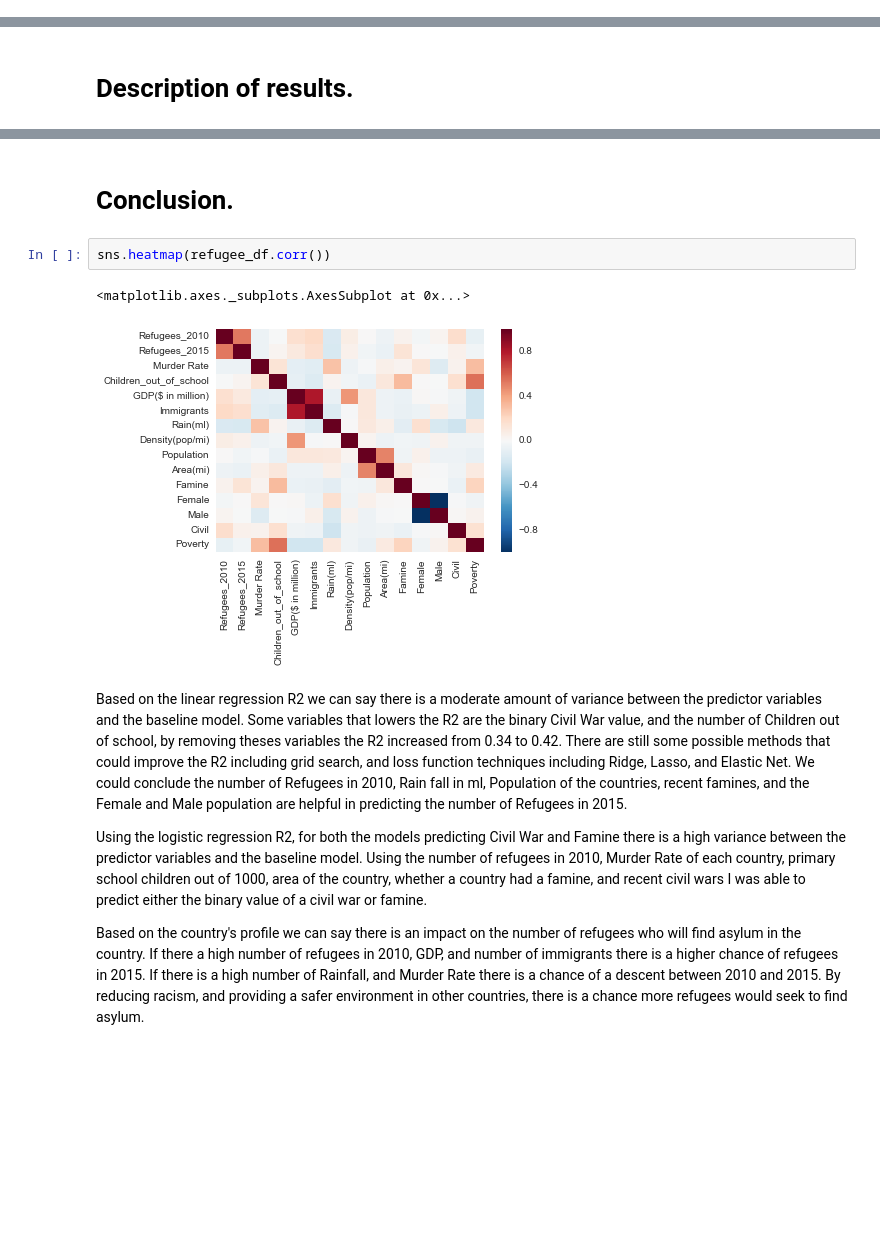
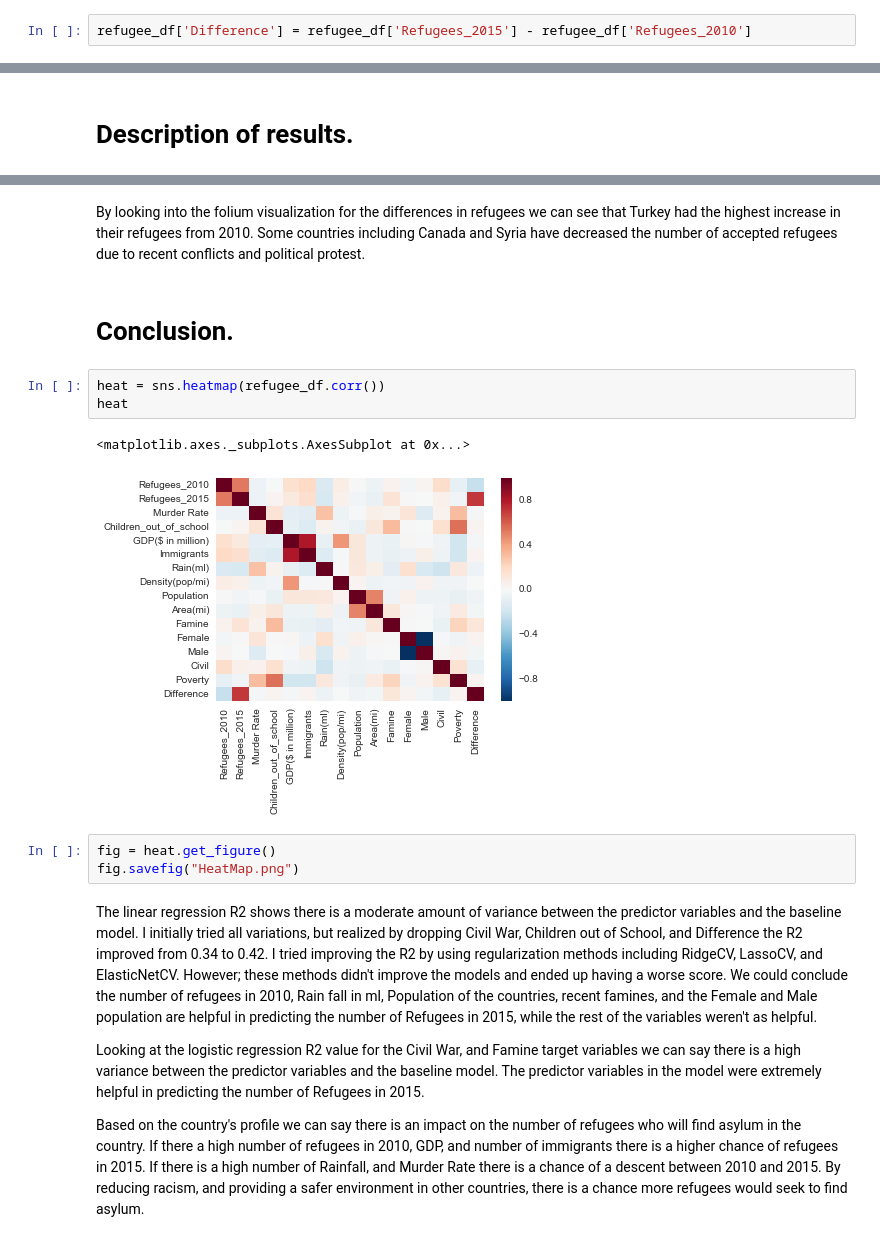
Before and after one commit to nsivapra/DSI-SF-2-nsivapra, a Jupyter notebook: Capstone/Report/Technical Report.ipynb, the cells around one changed output, grey strips where cells are left out. Cells and saved outputs as stored; diff of their text form; blank space fills up the shorter version.

```diff
--- a/Capstone/Report/Technical Report.ipynb
+++ b/Capstone/Report/Technical Report.ipynb
@@ -69,0 +73,2 @@ The data provided includes the number of refugees for the years 2010 and 2015. T
+# %%
+refugee_df['Difference'] = refugee_df['Refugees_2015'] - refugee_df['Refugees_2010']
@@ -530,13 +721,19 @@ map
+# %% [markdown]
+By looking into the folium visualization for the differences in refugees we can see that Turkey had the highest increase in their refugees from 2010. Some countries including Canada and Syria have decreased the number of accepted refugees due to recent conflicts and political protest.
 # %% [markdown]
 # Conclusion.
 # %%
-sns.heatmap(refugee_df.corr())
+heat = sns.heatmap(refugee_df.corr())
+heat
 # %% [output]
 <matplotlib.axes._subplots.AxesSubplot at 0x...>
-[figure, old version]
+[figure, new version]
+# %%
+fig = heat.get_figure()
+fig.savefig("HeatMap.png")
 # %% [markdown]
-Based on the linear regression R2 we can say there is a moderate amount of variance between the predictor variables and the baseline model. Some variables that lowers the R2 are the binary Civil War value, and the number of Children out of school, by removing theses variables the R2 increased from 0.34 to 0.42. There are still some possible methods that could improve the R2 including grid search, and loss function techniques including Ridge, Lasso, and Elastic Net. We could conclude the number of Refugees in 2010, Rain fall in ml, Population of the countries, recent famines, and the Female and Male population are helpful in predicting the number of Refugees in 2015.
+The linear regression R2 shows there is a moderate amount of variance between the predictor variables and the baseline model. I initially tried all variations, but realized by dropping Civil War, Children out of School, and Difference the R2 improved from 0.34 to 0.42. I tried improving the R2 by using regularization methods including RidgeCV, LassoCV, and ElasticNetCV. However; these methods didn't improve the models and ended up having a worse score. We could conclude the number of refugees in 2010, Rain fall in ml, Population of the countries, recent famines, and the Female and Male population are helpful in predicting the number of Refugees in 2015, while the rest of the variables weren't as helpful.
 
-Using the logistic regression R2, for both the models predicting Civil War and Famine there is a high variance between the predictor variables and the baseline model. Using the number of refugees in 2010, Murder Rate of each country, primary school children out of 1000, area of the country, whether a country had a famine, and recent civil wars I was able to predict either the binary value of a civil war or famine.
+Looking at the logistic regression R2 value for the Civil War, and Famine target variables we can say there is a high variance between the predictor variables and the baseline model. The predictor variables in the model were extremely helpful in predicting the number of Refugees in 2015.
 
 Based on the country's profile we can say there is an impact on the number of refugees who will find asylum in the country. If there a high number of refugees in 2010, GDP, and number of immigrants there is a higher chance of refugees in 2015. If there is a high number of Rainfall, and Murder Rate there is a chance of a descent between 2010 and 2015. By reducing racism, and providing a safer environment in other countries, there is a chance more refugees would seek to find asylum.
```
Also changed, not shown: parts of 62 cells of this notebook, 1 other file.
